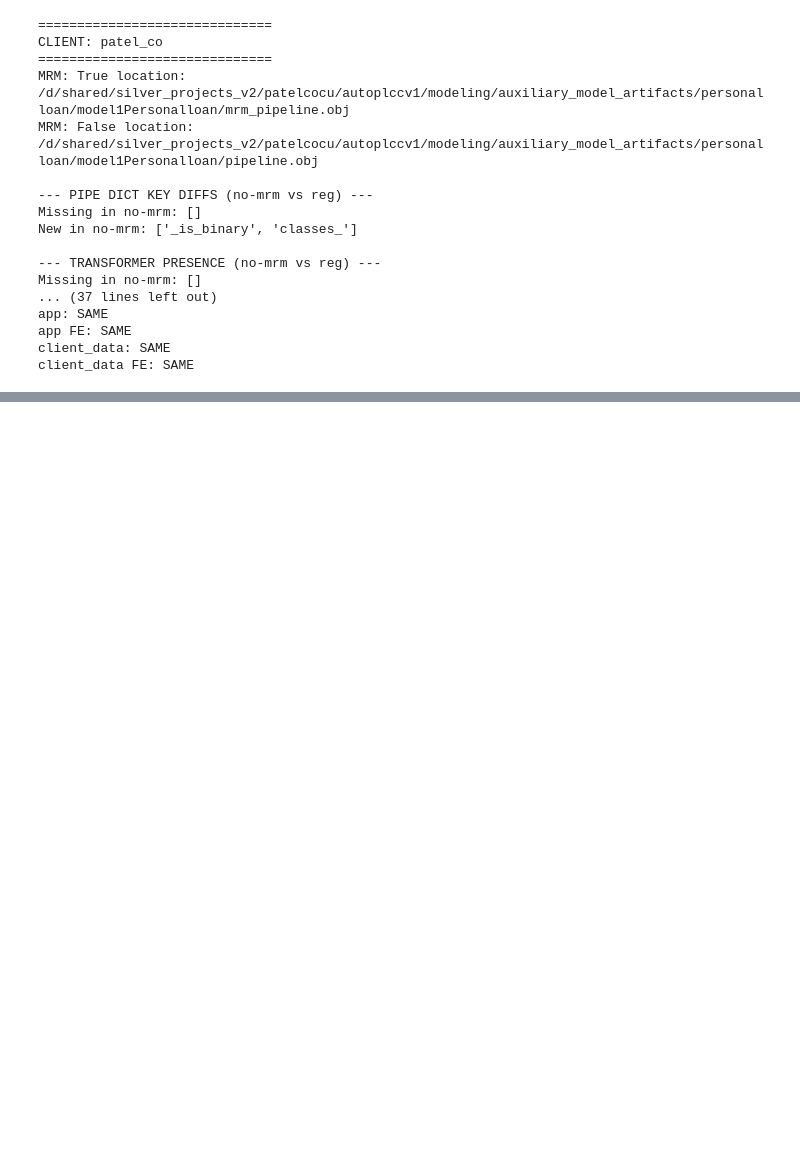
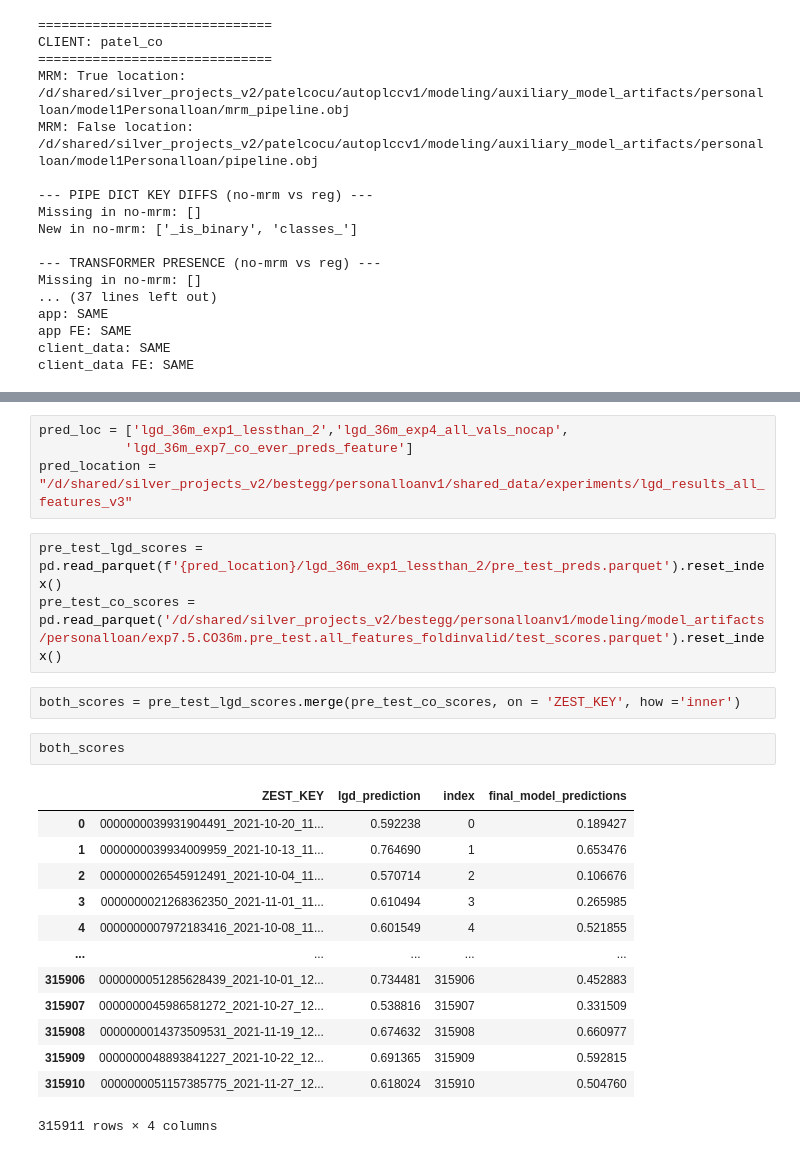
Before and after one commit to jagzest/gazin_onboarding, a Jupyter notebook: Pipeline_Analysis_and_Best_Egg_Analysis.ipynb, the cells around one changed output, grey strips where cells are left out. Drawn from its saved outputs; the diff is of its cells as text; blank space fills up the shorter version.

Commit message:
inspecting some of the data ofr best egg

```diff
--- a/Pipeline_Analysis_and_Best_Egg_Analysis.ipynb
+++ b/Pipeline_Analysis_and_Best_Egg_Analysis.ipynb
@@ -131,0 +250,25 @@ client_data FE: SAME
+# %%
+pred_loc = ['lgd_36m_exp1_lessthan_2','lgd_36m_exp4_all_vals_nocap',
+           'lgd_36m_exp7_co_ever_preds_feature']
+pred_location = "/d/shared/silver_projects_v2/bestegg/personalloanv1/shared_data/experiments/lgd_results_all_features_v3"
+# %%
+pre_test_lgd_scores = pd.read_parquet(f'{pred_location}/lgd_36m_exp1_lessthan_2/pre_test_preds.parquet').reset_index()
+pre_test_co_scores = pd.read_parquet('/d/shared/silver_projects_v2/bestegg/personalloanv1/modeling/model_artifacts/personalloan/exp7.5.CO36m.pre_test.all_features_foldinvalid/test_scores.parquet').reset_index()
+# %%
+both_scores = pre_test_lgd_scores.merge(pre_test_co_scores, on = 'ZEST_KEY', how ='inner')
+# %%
+both_scores
+# %% [output]
+|  | ZEST_KEY | lgd_prediction | index | final_model_predictions |
+| 0 | 0000000039931904491_2021-10-20_11... | 0.592238 | 0 | 0.189427 |
+| 1 | 0000000039934009959_2021-10-13_11... | 0.764690 | 1 | 0.653476 |
+| 2 | 0000000026545912491_2021-10-04_11... | 0.570714 | 2 | 0.106676 |
+| 3 | 0000000021268362350_2021-11-01_11... | 0.610494 | 3 | 0.265985 |
+| 4 | 0000000007972183416_2021-10-08_11... | 0.601549 | 4 | 0.521855 |
+| ... | ... | ... | ... | ... |
+| 315906 | 0000000051285628439_2021-10-01_12... | 0.734481 | 315906 | 0.452883 |
+| 315907 | 0000000045986581272_2021-10-27_12... | 0.538816 | 315907 | 0.331509 |
+| 315908 | 0000000014373509531_2021-11-19_12... | 0.674632 | 315908 | 0.660977 |
+| 315909 | 0000000048893841227_2021-10-22_12... | 0.691365 | 315909 | 0.592815 |
+| 315910 | 0000000051157385775_2021-11-27_12... | 0.618024 | 315910 | 0.504760 |
+315911 rows × 4 columns
```
Also changed, not shown: parts of 28 cells of this notebook.
